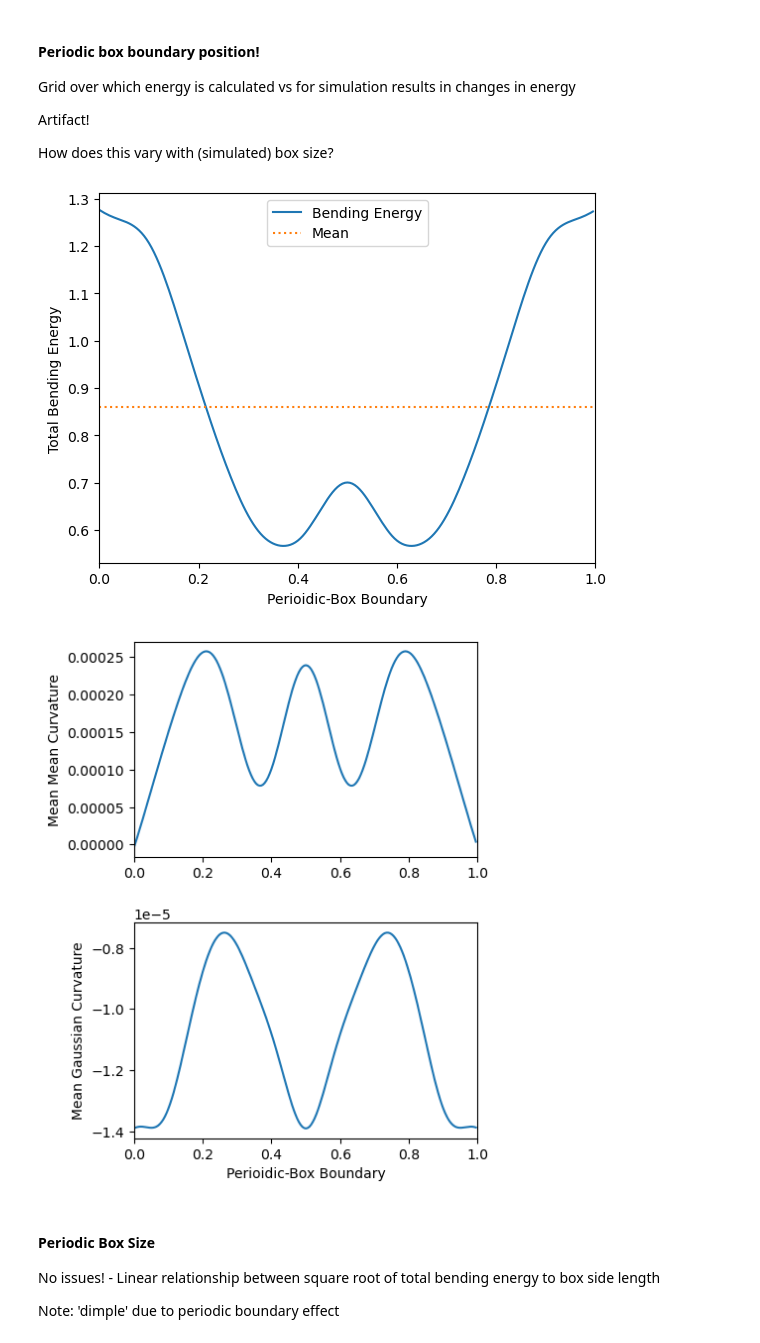
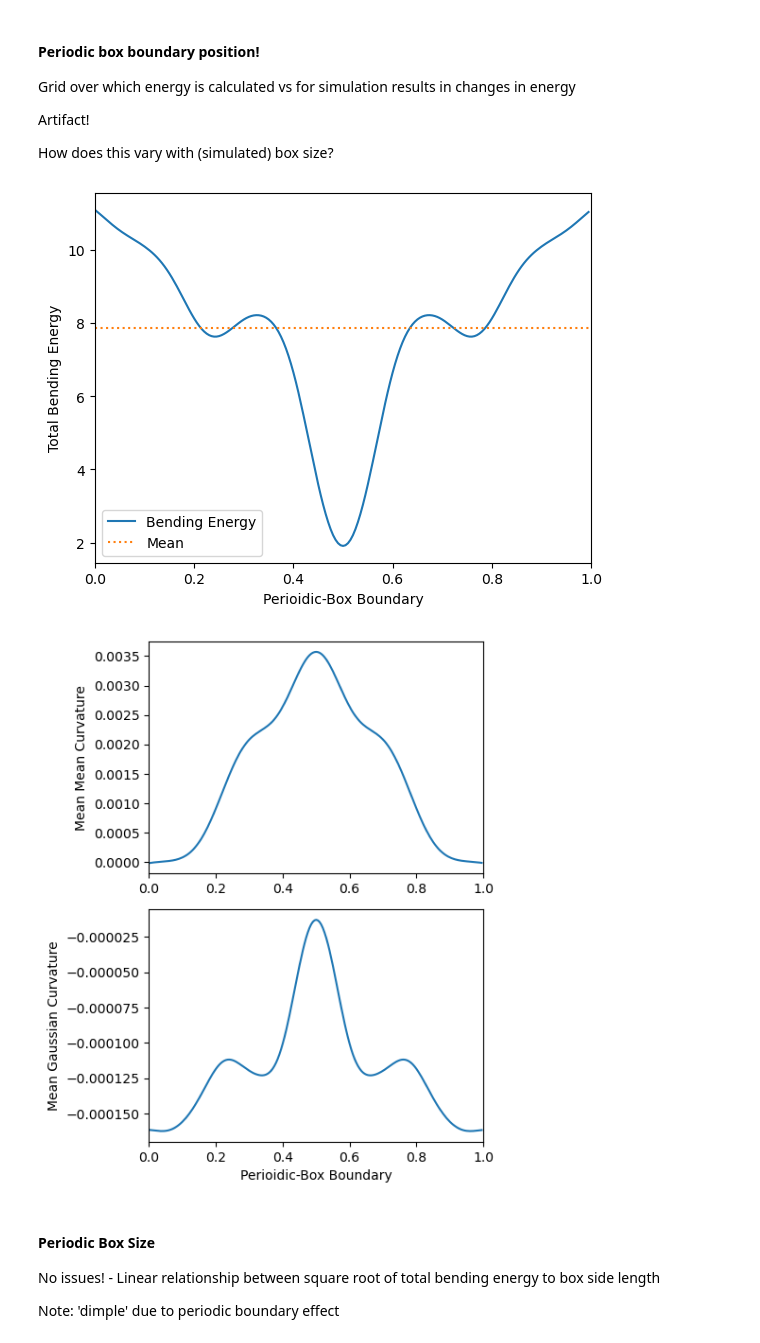
Before and after one commit to ralph-holden/mem_curve, a Jupyter notebook: gen_membrane/gen_mem.ipynb, the cells around one changed output. Cells and saved outputs as stored; diff of their text form; code cells hidden in the pictures.

```diff
--- a/gen_membrane/gen_mem.ipynb
+++ b/gen_membrane/gen_mem.ipynb
@@ -31,10 +31,10 @@ Slowly return kbT factor to equilibrium
 If too quick, will form "glass" -- initially all moves "downhill" & become trapped in metastable state space
 # %%
 # Choose number of Monte Carlo steps
-nsteps = 10000
+nsteps = 50000
 
 # Choose directory to save/ load
-save_dir = 'trial_dA'
+save_dir = 'trial6'
 os.makedirs(f'./{save_dir}/', exist_ok=True)
 
 # Initialise membrane ensemble
@@ -216,7 +209,7 @@ How does membrane thickness compare to CWT..?
 $\langle h(\textbf{r})^{2} \rangle = \frac{k_bT}{16\pi^{3} \kappa} L^{2} $
 # %%
 # Skip steps before equilibrium
-nskip = 6000
+nskip = 10000
 
 # Calculate values every <nframes>
 nframes = 10
@@ -230,7 +223,7 @@ for membrane in membrane_lst[nskip::nframes]:
     # Calculate height
     mem_height     = calc_height(membrane, params.X, params.Y)
     mean_height   += np.mean(mem_height) # average over all grids
-    #meansq_height += ( (np.max(mem_height) - np.min(mem_height))/2 )**2 # take membrane height from the mid-planed, average of +VE & -VE deviations
+    #meansq_height += ( (np.max(mem_height) - np.min(mem_height))/2 )**2 # take membrane height from the mid-plane, average of +VE & -VE deviations
     meansq_height += np.mean(mem_height**2)
 
 mean_height   /= len(membrane_lst[nskip::nframes])
@@ -476,8 +471,8 @@ mean_membrane = {
     'alpha': alpha_mean,
     'beta': beta_mean,
     'gamma': gamma_mean,
-    'zeta': zeta_mean
-}
+    'zeta': zeta_mean}
+
 Z = calc_height(mean_membrane, X, Y)
 
 # Figure setup
@@ -507,5 +502,6 @@ ax.set_ylim(0, params.l_y * 4)
 ax.set_aspect('equal')  # Square cells if physical lengths match
 
 plt.tight_layout()
+plt.savefig(f'./{save_dir}/errortest/periodic_surface.pdf')
 plt.show()
 # %% [output]
@@ -556,36 +552,38 @@ for n in range(0,t):
     bending_energy = np.sum(energy_per_l * subgrid_area)
 
     U_lst += [bending_energy]
-
-plt.figure()
-plt.ylabel('Total Bending Energy')
-plt.xlabel('Perioidic-Box Boundary')
-plt.plot(np.arange(t)/t, U_lst, label='Bending Energy')
-plt.plot( [0,1], [np.mean(U_lst)]*2 , linestyle=':', label='Mean')
-plt.xlim(0,1)
-plt.legend(loc='best')
-plt.show()
-# %% [output]
-[figure, removed]
 # %%
+plt.figure()
+plt.ylabel('Total Bending Energy')
+plt.xlabel('Perioidic-Box Boundary')
+plt.plot(np.arange(t)/t, U_lst, label='Bending Energy')
+plt.plot( [0,1], [np.mean(U_lst)]*2 , linestyle=':', label='Mean')
+plt.xlim(0,1)
+plt.legend(loc='best')
+plt.savefig(f'./{save_dir}/errortest/boundary_vs_energy.pdf')
+plt.show()
+
+
 plt.figure(figsize=[5,6])
 
 plt.subplot(2,1,1)
 plt.ylabel('Mean Mean Curvature')
 #plt.xlabel('Perioidic-Box Boundary')
 plt.plot(np.arange(t)/t, H_bd_lst)
 plt.xlim(0,1)
 
 plt.subplot(2,1,2)
 plt.ylabel('Mean Gaussian Curvature')
 plt.xlabel('Perioidic-Box Boundary')
 plt.plot(np.arange(t)/t, K_bd_lst)
 plt.xlim(0,1)
 
-plt.tight_layout(pad=2)
+plt.tight_layout(pad=1)
+plt.savefig(f'./{save_dir}/errortest/boundary_vs_curve.pdf')
 plt.show()
 # %% [output]
-[figure, old version]
+[figure, new version]
+[figure, added]
 # %% [markdown]
 #### Periodic Box Size
 
```
Also changed, not shown: parts of 17 cells of this notebook, 2 other files.
